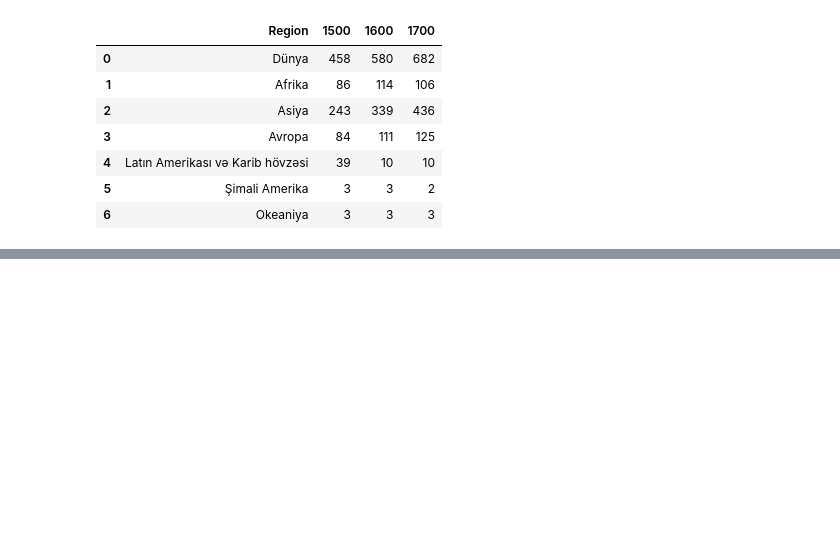
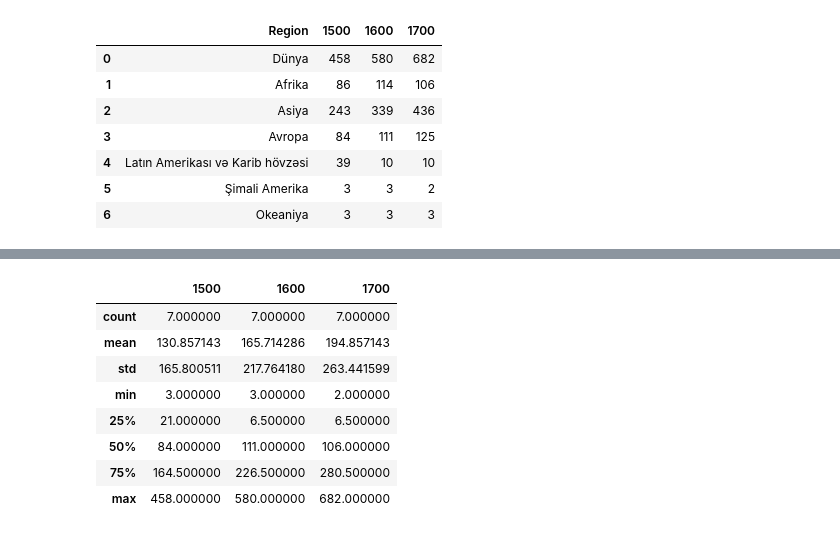
Before and after one commit to muradaliyev88/python_m-lumat_analizi, a Jupyter notebook: pandas/Pandas Seriyalar-checkpoint.ipynb, the cells around one changed output, grey strips where cells are left out. Cells and saved outputs as stored; diff of their text form; code cells hidden in the pictures; blank space fills up the shorter version.

```diff
--- a/pandas/Pandas Seriyalar-checkpoint.ipynb
+++ b/pandas/Pandas Seriyalar-checkpoint.ipynb
@@ -110,0 +165,12 @@ text3
+# %%
+text3.describe()
+# %% [output]
+|  | 1500 | 1600 | 1700 |
+| count | 7.000000 | 7.000000 | 7.000000 |
+| mean | 130.857143 | 165.714286 | 194.857143 |
+| std | 165.800511 | 217.764180 | 263.441599 |
+| min | 3.000000 | 3.000000 | 2.000000 |
+| 25% | 21.000000 | 6.500000 | 6.500000 |
+| 50% | 84.000000 | 111.000000 | 106.000000 |
+| 75% | 164.500000 | 226.500000 | 280.500000 |
+| max | 458.000000 | 580.000000 | 682.000000 |
```
Also changed, not shown: parts of 10 cells of this notebook.
